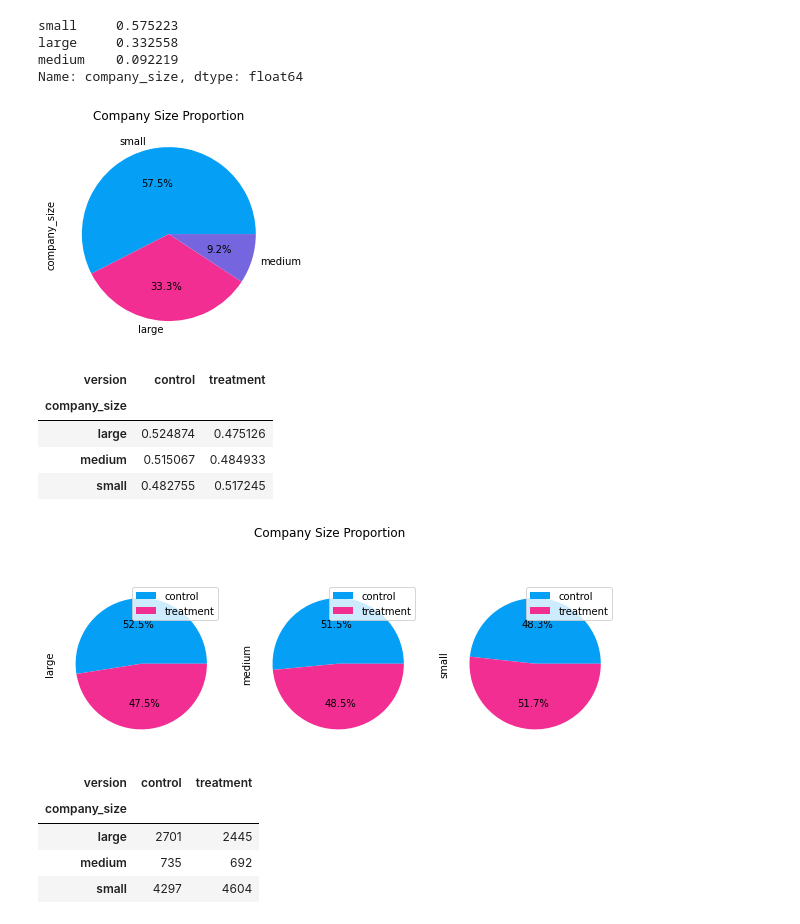
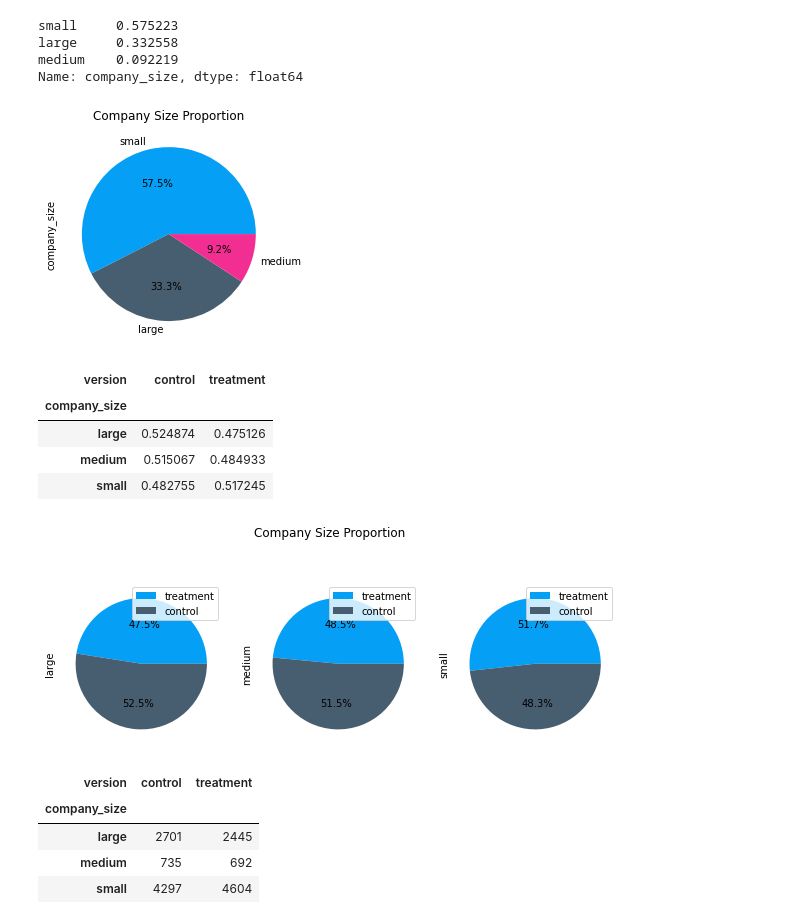
Before and after one commit to MekdiYilma/experiment_analysis, a Jupyter notebook: notebooks/ab_testing_experiment_analysis.ipynb, the cells around one changed output. Drawn from its saved outputs; the diff is of its cells as text; code cells hidden in the pictures.

```diff
--- a/notebooks/ab_testing_experiment_analysis.ipynb
+++ b/notebooks/ab_testing_experiment_analysis.ipynb
@@ -7,7 +7,7 @@ import pandas as pd
 import matplotlib.pyplot as plt
 import matplotlib as mpl
 
-color_lst = ['#059ff6', '#f22e92', '#7565df', '#8fd5fa', '#0c385b', '#a1c1ea']
+color_lst = [ '#059ff6', '#475d70', '#f22e92', '#7565df', '#8fd5fa', '#0c385b', '#a1c1ea']
 mpl.rcParams['axes.prop_cycle'] = mpl.cycler(color=color_lst)
 
 from math import ceil
@@ -133,7 +133,7 @@ ax = company_size_prop.plot(kind='pie', autopct='%1.1f%%', title='Company Size P
 fig = ax.get_figure()
 fig.savefig('../images/company_size_pie');
 # %% [output]
-[figure, old version]
+[figure, new version]
 # %%
 company_size_prop_ab = pd.crosstab(experiment.company_size, experiment.version, normalize='index')
 company_size_prop_ab
@@ -146,11 +146,11 @@ company_size_prop_ab
 # %%
 # there is a slight imbalance in the split between the treatment group and the control group, particularly
 # in the large company size category
 
-ax = company_size_prop_ab.T.plot(kind='pie', autopct='%1.1f%%', title='Company Size Proportion', subplots=True,
+ax = company_size_prop_ab[['treatment', 'control']].T.plot(kind='pie', autopct='%1.1f%%', title='Company Size Proportion', subplots=True,
                            figsize=(10,4), labeldistance=None)
 # %% [output]
-[figure, old version]
+[figure, new version]
 # %%
 company_size_count_ab = pd.crosstab(experiment.company_size, experiment.version)
 company_size_count_ab
```
Also changed, not shown: parts of 56 cells of this notebook, 8 other files.
